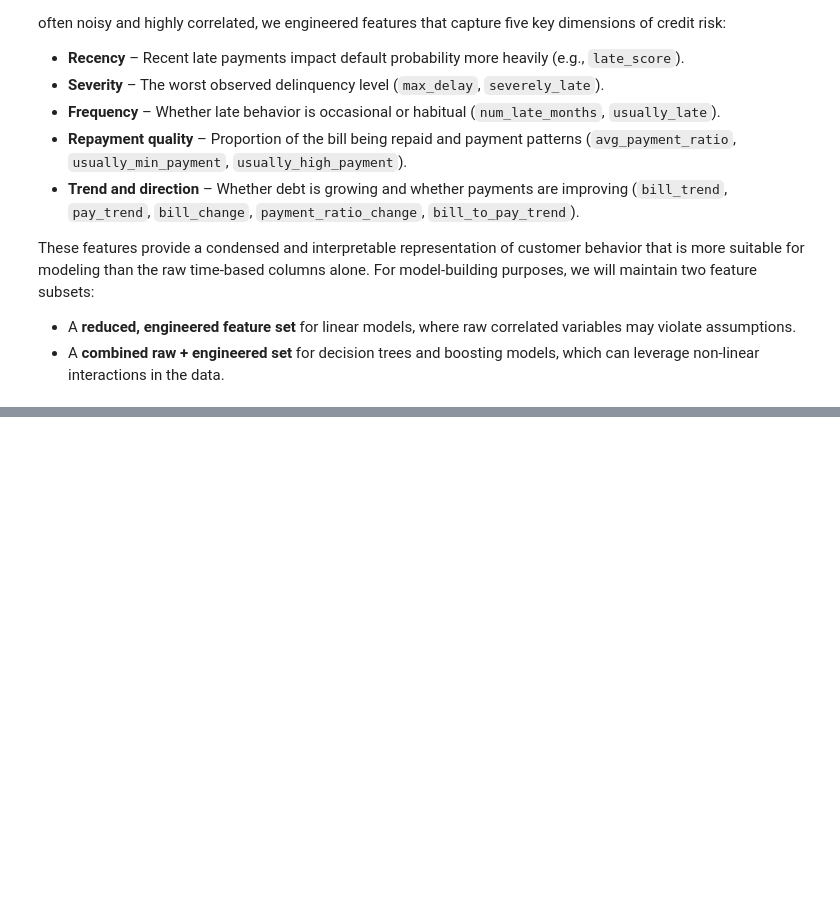
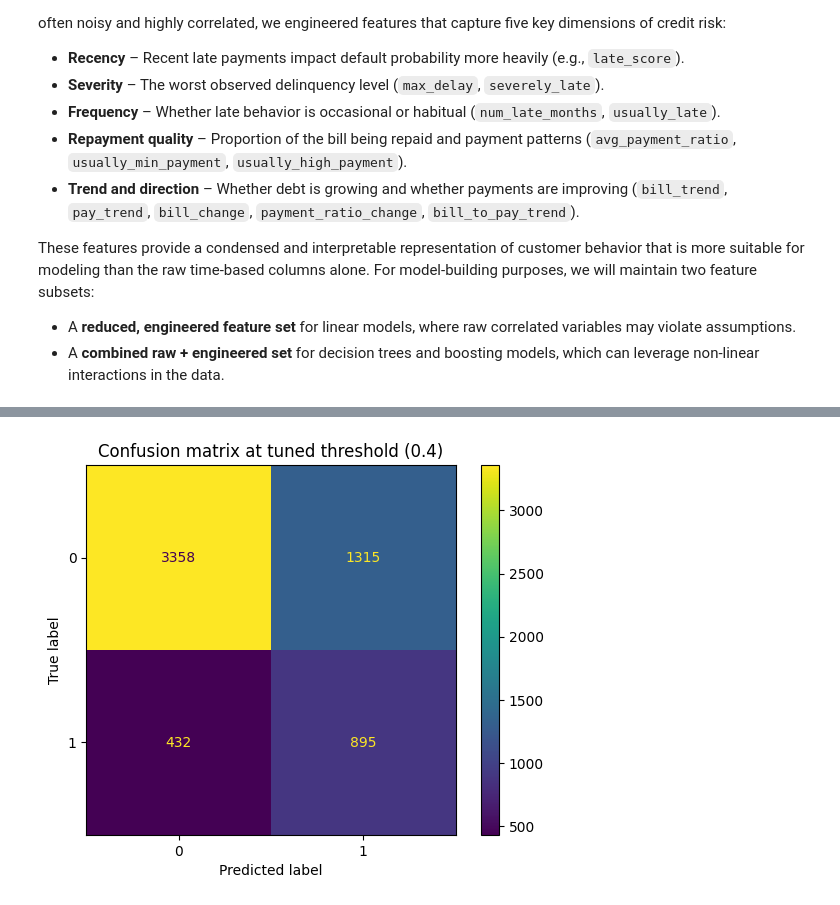
Before and after one commit to kashish1219/credit_card_default, a Jupyter notebook: credit_card.ipynb, the cells around one changed output, grey strips where cells are left out. Cells and saved outputs as stored; diff of their text form; code cells hidden in the pictures; blank space fills up the shorter version.

```diff
--- a/credit_card.ipynb
+++ b/credit_card.ipynb
@@ -569,0 +1054,18 @@ These features provide a condensed and interpretable representation of customer
+# %%
+y_proba = best_model.predict_proba(X_test)[:, 1]
+
+thresholds = [0.3, 0.4, 0.5]
+
+results = []
+
+for t in thresholds:
+    y_pred = (y_proba >= t).astype(int)
+    results.append({
+        "threshold": t,
+        "precision": precision_score(y_test, y_pred),
+        "recall": recall_score(y_test, y_pred),
+        "f1": f1_score(y_test, y_pred)
+    })
+
+threshold_results = pd.DataFrame(results)
+threshold_results
@@ -569,0 +1084,10 @@ These features provide a condensed and interpretable representation of customer
+# %%
+final_threshold = 0.4
+y_final_pred = (y_proba >= final_threshold).astype(int)
+
+cnf_final = confusion_matrix(y_test, y_final_pred)
+ConfusionMatrixDisplay(cnf_final).plot()
+plt.title("Confusion matrix at tuned threshold (0.4)")
+plt.show()
+# %% [output]
+[figure, added]
```
Also changed, not shown: parts of 40 cells of this notebook.
